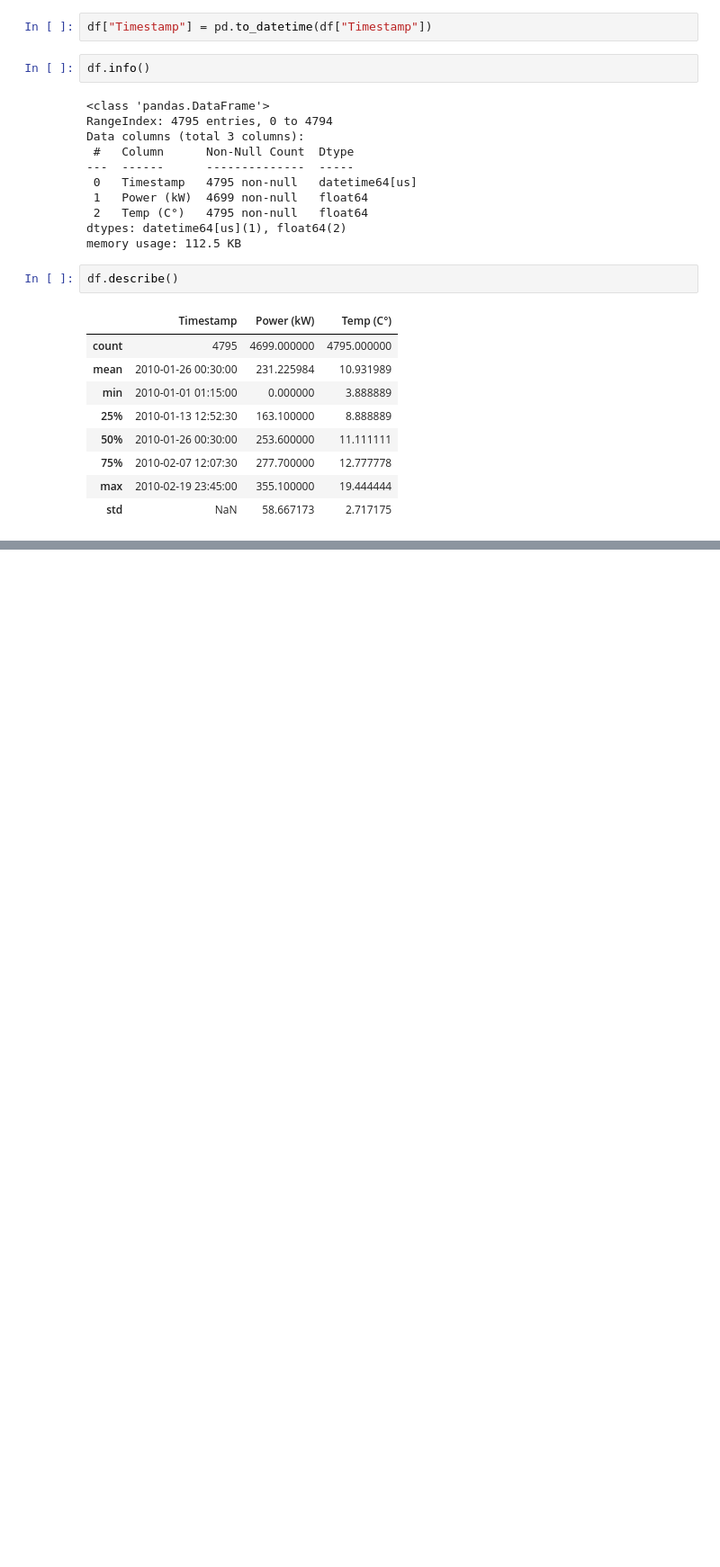
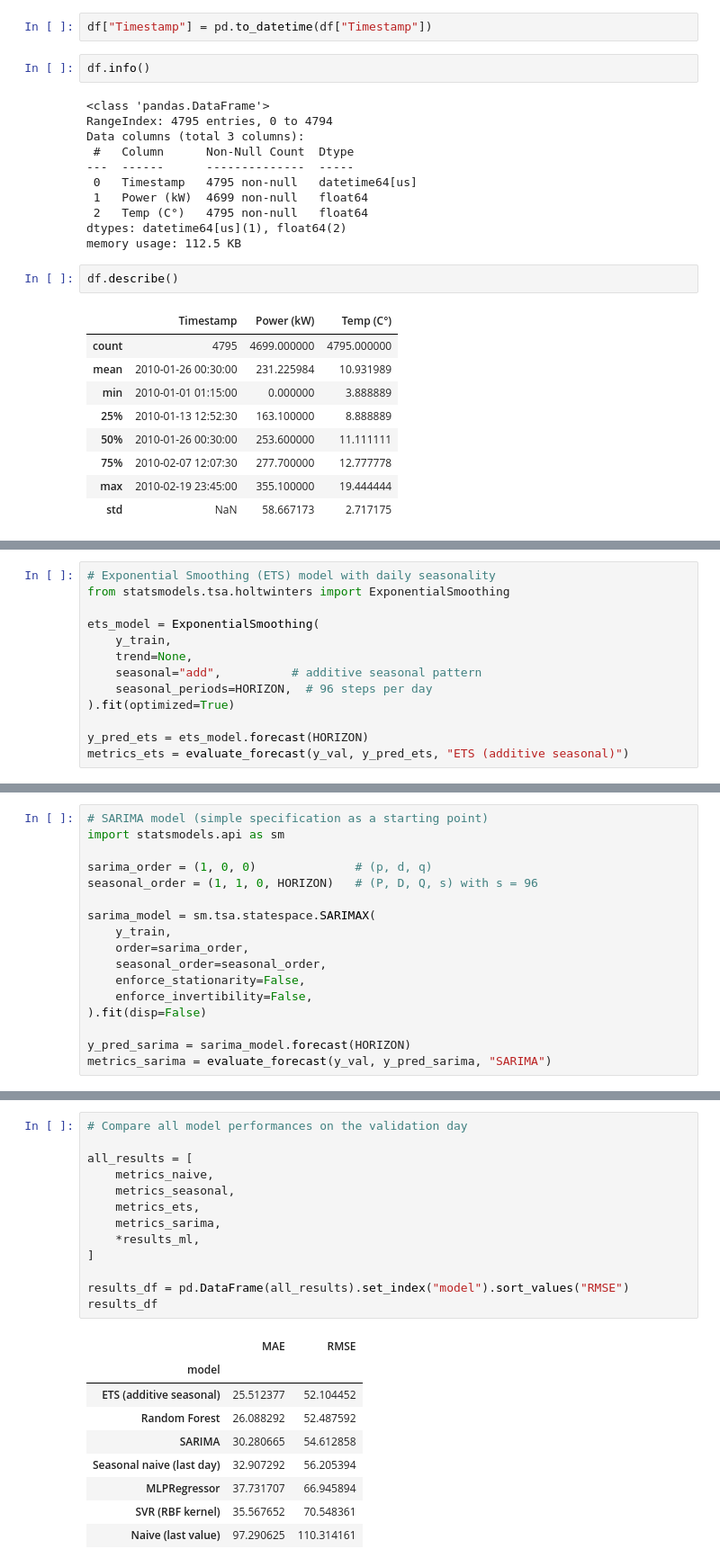
Before and after one commit to JayaSaiKishore7/Time_Series_Electricity_Forecasting, a Jupyter notebook: notebooks/SampleEDA.ipynb, the cells around one changed output, grey strips where cells are left out. Shown at 90% size. Cells and saved outputs as stored; diff of their text form; blank space fills up the shorter version.

Commit message:
Initiated the working on different models for the forecasting

```diff
--- a/notebooks/SampleEDA.ipynb
+++ b/notebooks/SampleEDA.ipynb
@@ -57,0 +190,13 @@ df.describe()
+# %%
+# Exponential Smoothing (ETS) model with daily seasonality
+from statsmodels.tsa.holtwinters import ExponentialSmoothing
+
+ets_model = ExponentialSmoothing(
+    y_train,
+    trend=None,
+    seasonal="add",          # additive seasonal pattern
+    seasonal_periods=HORIZON,  # 96 steps per day
+).fit(optimized=True)
+
+y_pred_ets = ets_model.forecast(HORIZON)
+metrics_ets = evaluate_forecast(y_val, y_pred_ets, "ETS (additive seasonal)")
@@ -57,0 +209,17 @@ df.describe()
+# %%
+# SARIMA model (simple specification as a starting point)
+import statsmodels.api as sm
+
+sarima_order = (1, 0, 0)              # (p, d, q)
+seasonal_order = (1, 1, 0, HORIZON)   # (P, D, Q, s) with s = 96
+
+sarima_model = sm.tsa.statespace.SARIMAX(
+    y_train,
+    order=sarima_order,
+    seasonal_order=seasonal_order,
+    enforce_stationarity=False,
+    enforce_invertibility=False,
+).fit(disp=False)
+
+y_pred_sarima = sarima_model.forecast(HORIZON)
+metrics_sarima = evaluate_forecast(y_val, y_pred_sarima, "SARIMA")
@@ -57,0 +342,23 @@ df.describe()
+# %%
+# Compare all model performances on the validation day
+
+all_results = [
+    metrics_naive,
+    metrics_seasonal,
+    metrics_ets,
+    metrics_sarima,
+    *results_ml,
+]
+
+results_df = pd.DataFrame(all_results).set_index("model").sort_values("RMSE")
+results_df
+# %% [output]
+|  | MAE | RMSE |
+| model |  |  |
+| ETS (additive seasonal) | 25.512377 | 52.104452 |
+| Random Forest | 26.088292 | 52.487592 |
+| SARIMA | 30.280665 | 54.612858 |
+| Seasonal naive (last day) | 32.907292 | 56.205394 |
+| MLPRegressor | 37.731707 | 66.945894 |
+| SVR (RBF kernel) | 35.567652 | 70.548361 |
+| Naive (last value) | 97.290625 | 110.314161 |
```
Also changed, not shown: parts of 20 cells of this notebook, 1 other file.
